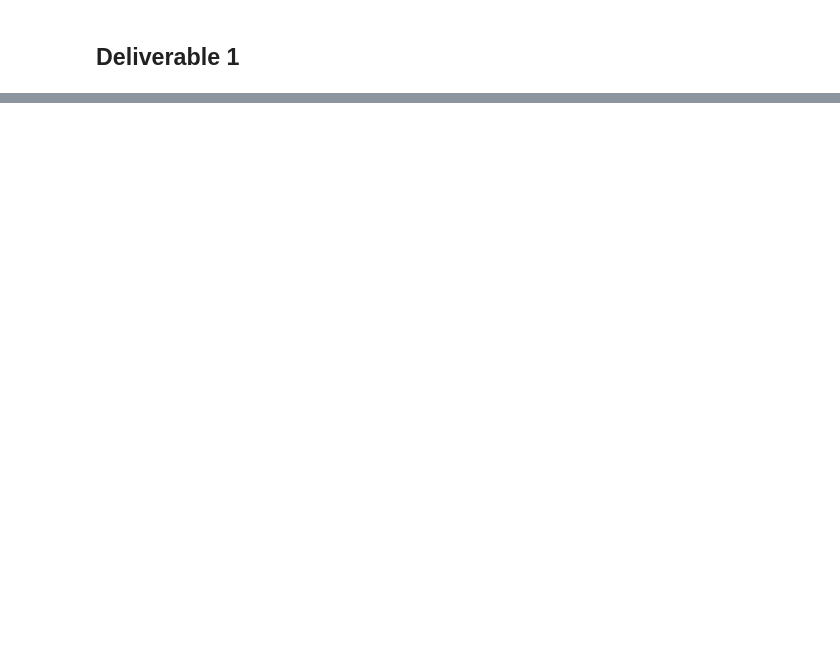
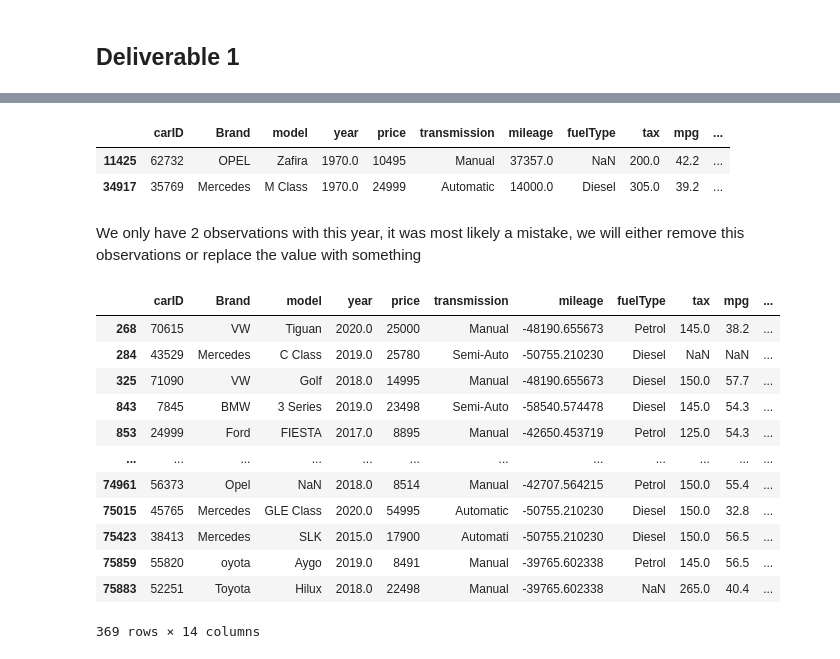
Before and after one commit to barbara-sousa-franco/Machine-Learning-Project, a Jupyter notebook: Deliverable 1.ipynb, the cells around one changed output, grey strips where cells are left out. Drawn from its saved outputs; the diff is of its cells as text; code cells hidden in the pictures; blank space fills up the shorter version.

```diff
--- a/Deliverable 1.ipynb
+++ b/Deliverable 1.ipynb
@@ -32,0 +131,24 @@ We should switch the CarID to be the index
+# %%
+df_train[ df_train['year'] == 1970]
+# %% [output]
+|  | carID | Brand | model | year | price | transmission | mileage | fuelType | tax | mpg | ... |
+| 11425 | 62732 | OPEL | Zafira | 1970.0 | 10495 | Manual | 37357.0 | NaN | 200.0 | 42.2 | ... |
+| 34917 | 35769 | Mercedes | M Class | 1970.0 | 24999 | Automatic | 14000.0 | Diesel | 305.0 | 39.2 | ... |
+# %% [markdown]
+We only have 2 observations with this year, it was most likely a mistake, we will either remove this observations or replace the value with something
+# %%
+df_train[ df_train['mileage'] < 0]
+# %% [output]
+|  | carID | Brand | model | year | price | transmission | mileage | fuelType | tax | mpg | ... |
+| 268 | 70615 | VW | Tiguan | 2020.0 | 25000 | Manual | -48190.655673 | Petrol | 145.0 | 38.2 | ... |
+| 284 | 43529 | Mercedes | C Class | 2019.0 | 25780 | Semi-Auto | -50755.210230 | Diesel | NaN | NaN | ... |
+| 325 | 71090 | VW | Golf | 2018.0 | 14995 | Manual | -48190.655673 | Diesel | 150.0 | 57.7 | ... |
+| 843 | 7845 | BMW | 3 Series | 2019.0 | 23498 | Semi-Auto | -58540.574478 | Diesel | 145.0 | 54.3 | ... |
+| 853 | 24999 | Ford | FIESTA | 2017.0 | 8895 | Manual | -42650.453719 | Petrol | 125.0 | 54.3 | ... |
+| ... | ... | ... | ... | ... | ... | ... | ... | ... | ... | ... | ... |
+| 74961 | 56373 | Opel | NaN | 2018.0 | 8514 | Manual | -42707.564215 | Petrol | 150.0 | 55.4 | ... |
+| 75015 | 45765 | Mercedes | GLE Class | 2020.0 | 54995 | Automatic | -50755.210230 | Diesel | 150.0 | 32.8 | ... |
+| 75423 | 38413 | Mercedes | SLK | 2015.0 | 17900 | Automati | -50755.210230 | Diesel | 150.0 | 56.5 | ... |
+| 75859 | 55820 | oyota | Aygo | 2019.0 | 8491 | Manual | -39765.602338 | Petrol | 145.0 | 56.5 | ... |
+| 75883 | 52251 | Toyota | Hilux | 2018.0 | 22498 | Manual | -39765.602338 | NaN | 265.0 | 40.4 | ... |
+369 rows × 14 columns
```
Also changed, not shown: parts of 34 cells of this notebook.
